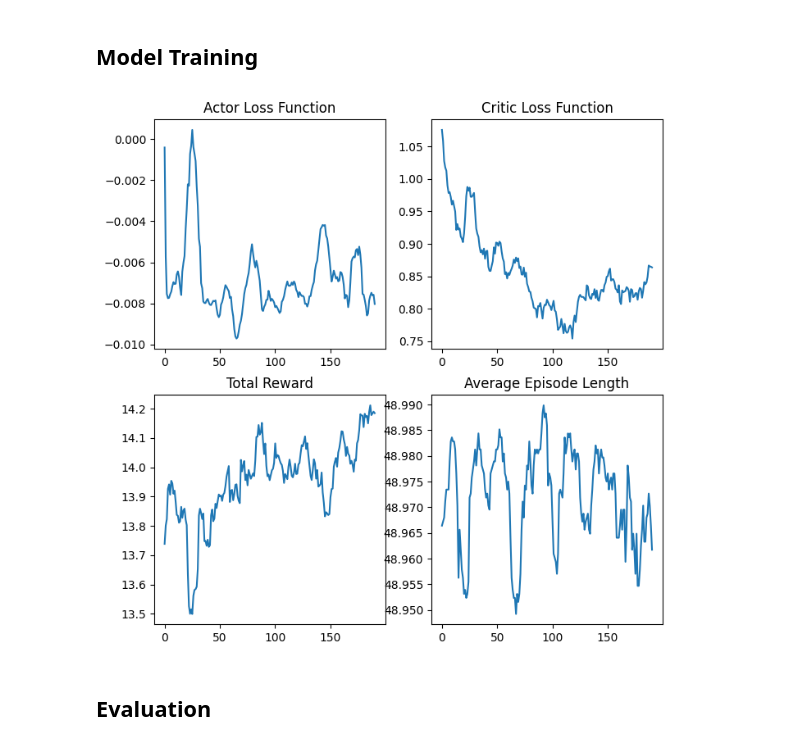
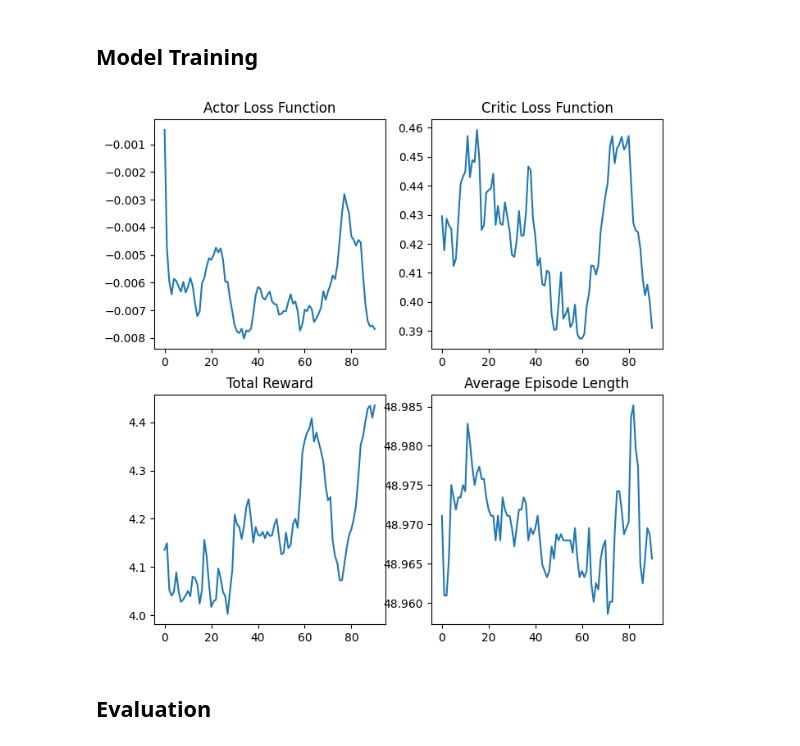
Before and after one commit to ChristianW26/CS372_Robot_Arm, a Jupyter notebook: ppo.ipynb, the cells around one changed output. Drawn from its saved outputs; the diff is of its cells as text; code cells hidden in the pictures.

```diff
--- a/ppo.ipynb
+++ b/ppo.ipynb
@@ -33,6 +33,9 @@ class PPO():
         self.clip = clip
         self.gamma = gamma
         self.time_penalty = time_penalty
+        self.actor_param_path = actor_param_path
+        self.critic_param_path = critic_param_path
+        self.training_data_path = training_data_path
 
         self.actor = nn.Sequential(nn.Linear(self.obs_dim, 512),
                                    nn.ReLU(),
@@ -51,8 +54,8 @@ class PPO():
                                     nn.ReLU(),
                                     nn.Linear(512, 1)).to(device)
         if load_parameters:
-            self.actor.load_state_dict(torch.load('ppo_actor.pth'))
-            self.critic.load_state_dict(torch.load('ppo_critic.pth'))
+            self.actor.load_state_dict(torch.load(self.actor_param_path))
+            self.critic.load_state_dict(torch.load(self.critic_param_path))
 
         self.actor_optim = Adam(self.actor.parameters(), lr=actor_lr)
         self.critic_optim = Adam(self.critic.parameters(), lr=critic_lr)
@@ -248,11 +251,11 @@ class PPO():
 
             # Save model params and log data
             if (batch+1)%save_freq == 0 or stop_cond or batch+1 == num_batches:
-                torch.save(self.actor.state_dict(), 'ppo_actor.pth')
-                torch.save(self.critic.state_dict(), 'ppo_critic.pth')
+                torch.save(self.actor.state_dict(), self.actor_param_path)
+                torch.save(self.critic.state_dict(), self.critic_param_path)
                 df = pd.DataFrame({'Actor Losses': actor_losses, 'Critic Losses':critic_losses,
                                    'Total Rewards': total_rewards, 'Avg Lengths': avg_lengths})
-                df.to_csv('Training Data.csv')
+                df.to_csv(self.training_data_path)
 
             if stop_cond:
                 print(f'Stopping early after {batch+1:d} batches')
@@ -266,37 +269,37 @@ env = gym.make(
     "PickCube-v1",
     num_envs=batch_size,
     obs_mode="state",
     control_mode="pd_joint_delta_pos",
     render_mode=None,
     robot_uids="so100"
 )
 env = ManiSkillVectorEnv(env, auto_reset=False, ignore_terminations=False)
 
-model = PPO(device, env, load_parameters=True, std=.3, actor_lr=1e-3, critic_lr=5e-3, clip=.1, time_penalty=.1)
+model = PPO(device, env, load_parameters=True, std=.3, actor_lr=1e-3, critic_lr=5e-3, clip=.1, time_penalty=.3)
 
 # Model training
-model.train(num_batches=200, patience=None)
+model.train(num_batches=100, patience=None)
 
 # Plot training data
-df = pd.read_csv('Training Data.csv')
+df = pd.read_csv(model.training_data_path)
 actor_losses = df['Actor Losses'].to_numpy()
 critic_losses = df['Critic Losses'].to_numpy()
 total_rewards = df['Total Rewards'].to_numpy()
 avg_lengths = df['Avg Lengths'].to_numpy()
 
 smoothing = 10
 fig, axs = plt.subplots(2, 2, num=1, clear=True, figsize = (8, 8))
 axs[0, 0].plot(np.convolve(actor_losses, np.ones(smoothing), 'valid') / smoothing)
 axs[0, 0].set(title='Actor Loss Function')
 axs[0, 1].plot(np.convolve(critic_losses, np.ones(smoothing), 'valid') / smoothing)
 axs[0, 1].set(title='Critic Loss Function')
 axs[1, 0].plot(np.convolve(total_rewards, np.ones(smoothing), 'valid') / smoothing)
 axs[1, 0].set(title='Total Reward')
 axs[1, 1].plot(np.convolve(avg_lengths, np.ones(smoothing), 'valid') / smoothing)
 axs[1, 1].set(title='Average Episode Length')
 fig.show()
 # %% [output]
-[figure, old version]
+[figure, new version]
 # %% [markdown]
 ## Evaluation
 # %%
```
Also changed, not shown: 3 other files.
